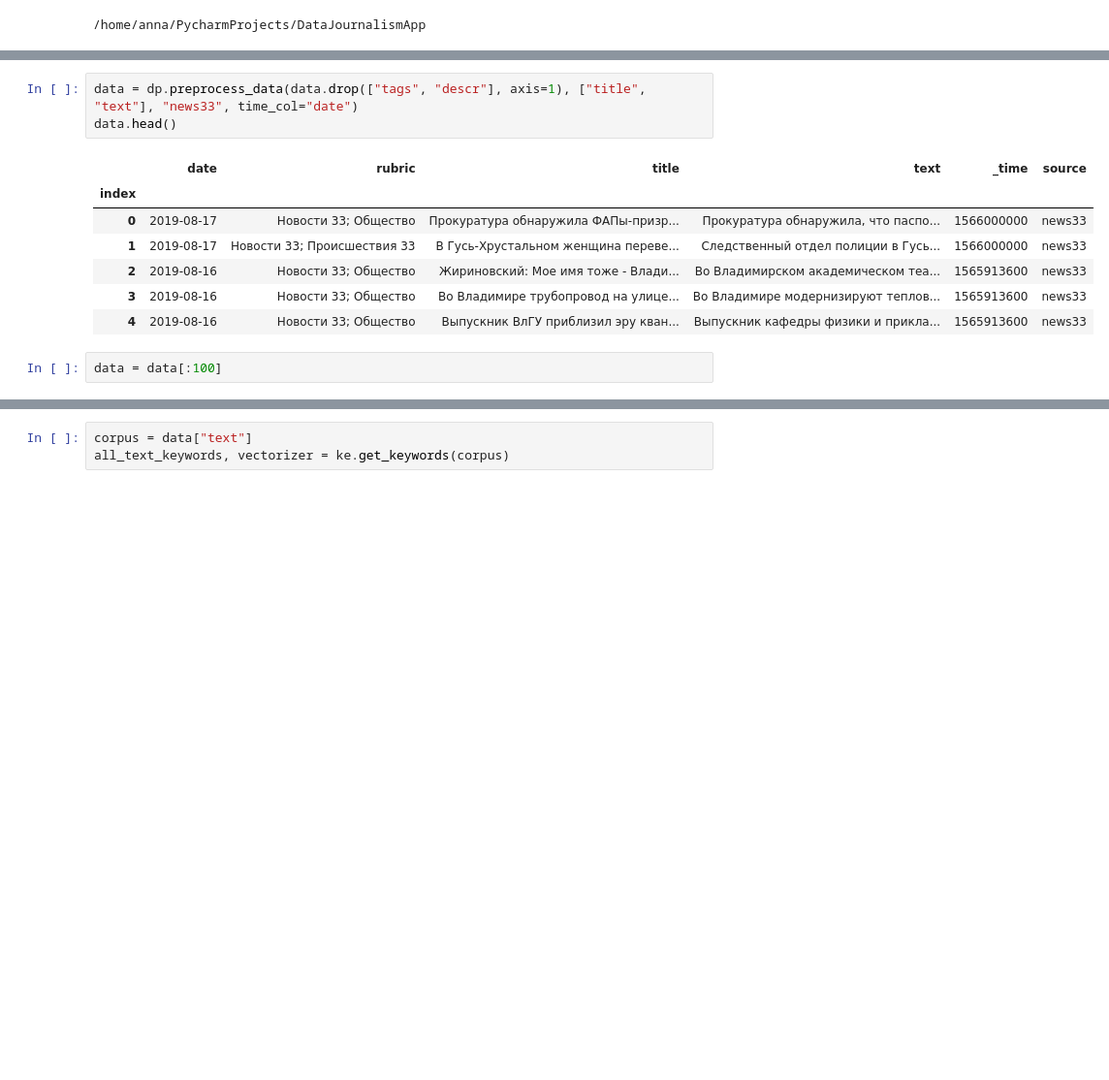
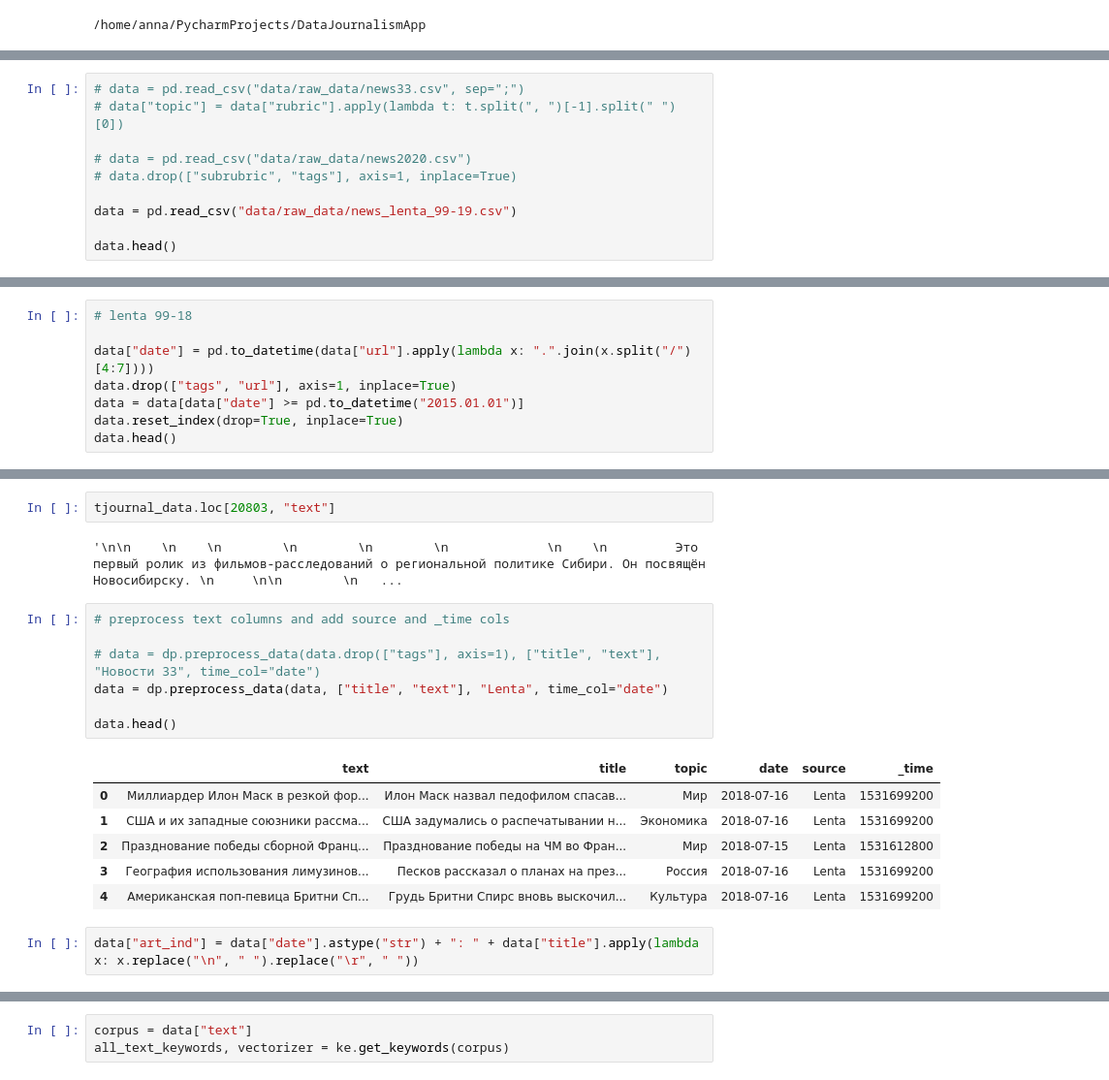
Before and after one commit to annachikina/DataJournalismApp, a Jupyter notebook: notebooks/Data Preprocessing.ipynb, the cells around one changed output, grey strips where cells are left out. Shown at 97% size. Saved outputs shown, nothing was run; the diff lists cells and outputs as text; blank space fills up the shorter version.

```diff
--- a/notebooks/Data Preprocessing.ipynb
+++ b/notebooks/Data Preprocessing.ipynb
@@ -21,0 +14,10 @@ data.head()
+# %%
+# data = pd.read_csv("data/raw_data/news33.csv", sep=";")
+# data["topic"] = data["rubric"].apply(lambda t: t.split(", ")[-1].split(" ")[0])
+
+# data = pd.read_csv("data/raw_data/news2020.csv")
+# data.drop(["subrubric", "tags"], axis=1, inplace=True)
+
+data = pd.read_csv("data/raw_data/news_lenta_99-19.csv")
+
+data.head()
@@ -21,0 +31,8 @@ data.head()
+# %%
+# lenta 99-18
+
+data["date"] = pd.to_datetime(data["url"].apply(lambda x: ".".join(x.split("/")[4:7])))
+data.drop(["tags", "url"], axis=1, inplace=True)
+data = data[data["date"] >= pd.to_datetime("2015.01.01")]
+data.reset_index(drop=True, inplace=True)
+data.head()
@@ -22,13 +79,20 @@ data.head()
+# %%
+tjournal_data.loc[20803, "text"]
+# %% [output]
+'\n\n    \n    \n        \n        \n        \n             \n    \n         Это первый ролик из фильмов-расследований о региональной политике Сибири. Он посвящён Новосибирску. \n     \n\n        \n   ...
 # %%
-data = dp.preprocess_data(data.drop(["tags", "descr"], axis=1), ["title", "text"], "news33", time_col="date")
+# preprocess text columns and add source and _time cols
+
+# data = dp.preprocess_data(data.drop(["tags"], axis=1), ["title", "text"], "Новости 33", time_col="date")
+data = dp.preprocess_data(data, ["title", "text"], "Lenta", time_col="date")
+
 data.head()
 # %% [output]
-|  | date | rubric | title | text | _time | source |
-| index |  |  |  |  |  |  |
-| 0 | 2019-08-17 | Новости 33; Общество | Прокуратура обнаружила ФАПы-призр... | Прокуратура обнаружила, что паспо... | 1566000000 | news33 |
-| 1 | 2019-08-17 | Новости 33; Происшествия 33 | В Гусь-Хрустальном женщина переве... | Следственный отдел полиции в Гусь... | 1566000000 | news33 |
-| 2 | 2019-08-16 | Новости 33; Общество | Жириновский: Мое имя тоже - Влади... | Во Владимирском академическом теа... | 1565913600 | news33 |
-| 3 | 2019-08-16 | Новости 33; Общество | Во Владимире трубопровод на улице... | Во Владимире модернизируют теплов... | 1565913600 | news33 |
-| 4 | 2019-08-16 | Новости 33; Общество | Выпускник ВлГУ приблизил эру кван... | Выпускник кафедры физики и прикла... | 1565913600 | news33 |
+|  | text | title | topic | date | source | _time |
+| 0 | Миллиардер Илон Маск в резкой фор... | Илон Маск назвал педофилом спасав... | Мир | 2018-07-16 | Lenta | 1531699200 |
+| 1 | США и их западные союзники рассма... | США задумались о распечатывании н... | Экономика | 2018-07-16 | Lenta | 1531699200 |
+| 2 | Празднование победы сборной Франц... | Празднование победы на ЧМ во Фран... | Мир | 2018-07-15 | Lenta | 1531612800 |
+| 3 | География использования лимузинов... | Песков рассказал о планах на през... | Россия | 2018-07-16 | Lenta | 1531699200 |
+| 4 | Американская поп-певица Бритни Сп... | Грудь Бритни Спирс вновь выскочил... | Культура | 2018-07-16 | Lenta | 1531699200 |
-# %%
-data = data[:100]
+# %%
+data["art_ind"] = data["date"].astype("str") + ": " + data["title"].apply(lambda x: x.replace("\n", " ").replace("\r", " "))
```
Also changed, not shown: parts of 15 cells of this notebook, 4 other files.
